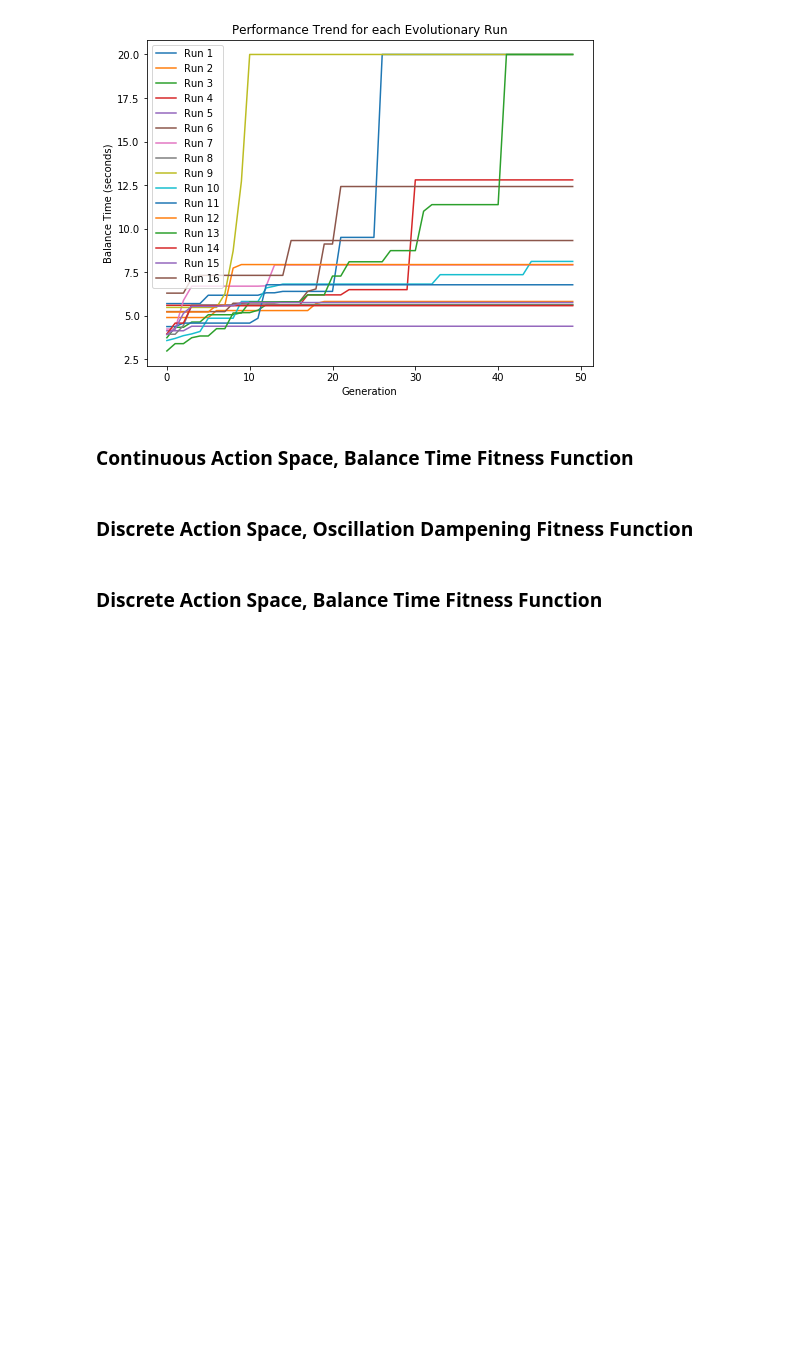
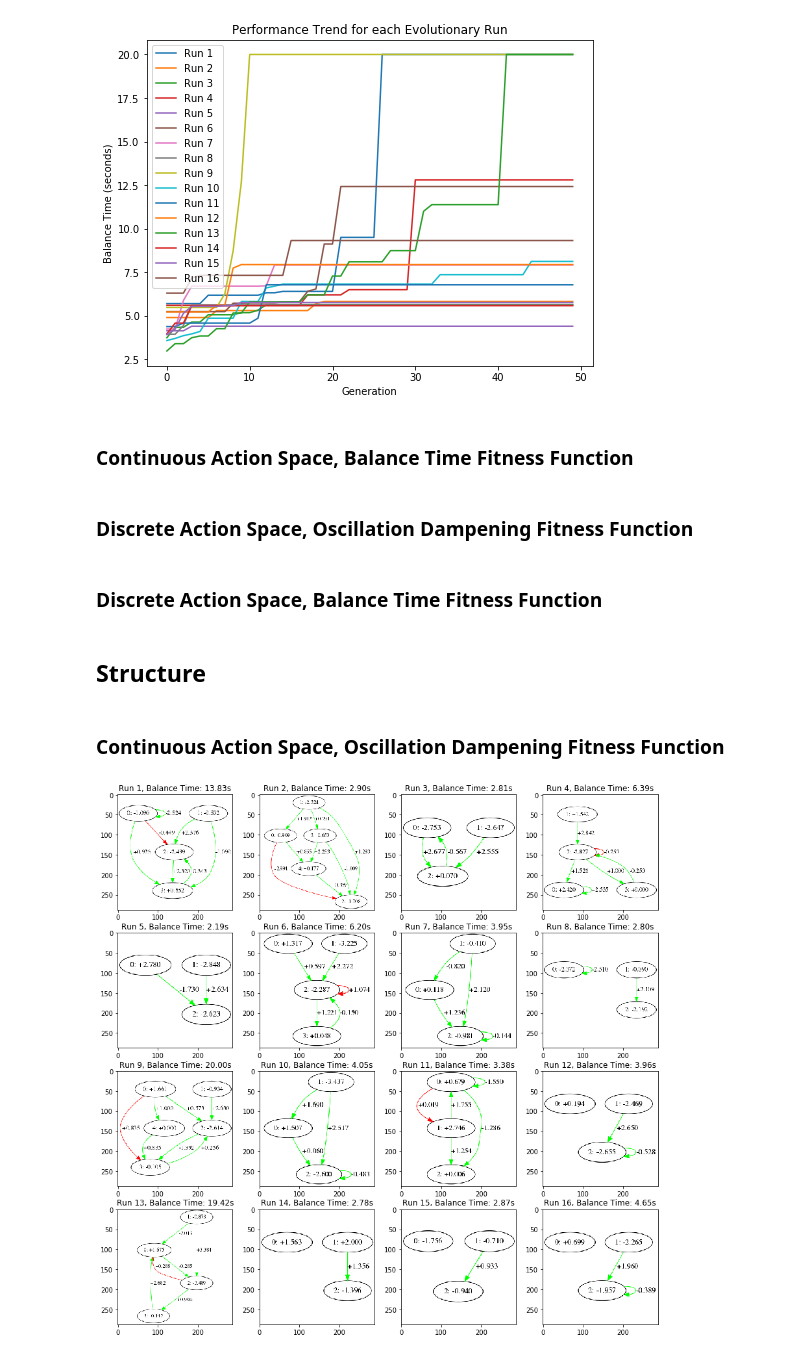
Before and after one commit to adamtupper/pyneat, a Jupyter notebook: notebooks/pole_balancing_analysis.ipynb, the cells around one changed output. Cells and saved outputs as stored; diff of their text form; code cells hidden in the pictures; blank space fills up the shorter version.

Commit message:
Add initial analysis of evolved network structure.

```diff
--- a/notebooks/pole_balancing_analysis.ipynb
+++ b/notebooks/pole_balancing_analysis.ipynb
@@ -185,3 +187,5 @@ plt.xlabel('Generation')
 plt.ylabel('Balance Time (seconds)')
 plt.legend(loc='best')
 plt.show()
+# %% [markdown]
+## Structure
@@ -187,0 +248,39 @@ plt.show()
+# %% [markdown]
+### Continuous Action Space, Oscillation Dampening Fitness Function
+# %%
+path_template = BASE_DIR + '/cont_oscil_results_2/run_{}/solution.pickle'
+# %%
+# Draw the best genomes each run
+n_subplots = 16
+cols = 4
+rows = n_subplots // cols + n_subplots % cols
+
+plt_position = range(1, n_subplots + 1)
+
+fig = plt.figure(1, figsize=(15, 15))
+for k in range(n_subplots):
+    genome = load_genome(path_template.format(k + 1))
+    graph = genome_to_networkx(genome)
+
+    ax = fig.add_subplot(rows, cols, plt_position[k])
+
+    graph = nx.drawing.nx_agraph.to_agraph(graph)
+    graph.graph_attr['size'] = '3!, 3!'
+    graph.graph_attr['ratio'] = 'compress'
+    graph.layout('dot')
+    graph.draw('graph.png')
+
+    # Pad image
+    img = Image.open('graph.png')
+    img = np.array(img)
+    img = pad(img, 288)
+
+    # Pad image
+    img = np.array(img)
+
+    plt.title(f'Run {k + 1}, Balance Time: {genome.fitness * 0.01:.2f}s')
+    plt.imshow(img)
+
+plt.show()
+# %% [output]
+[figure, added]
```
Also changed, not shown: parts of 3 cells of this notebook.
